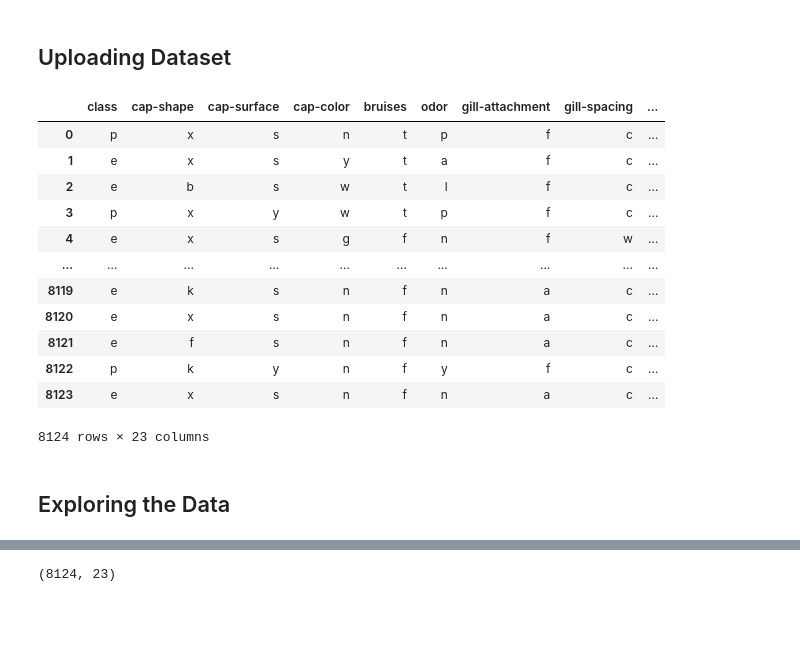
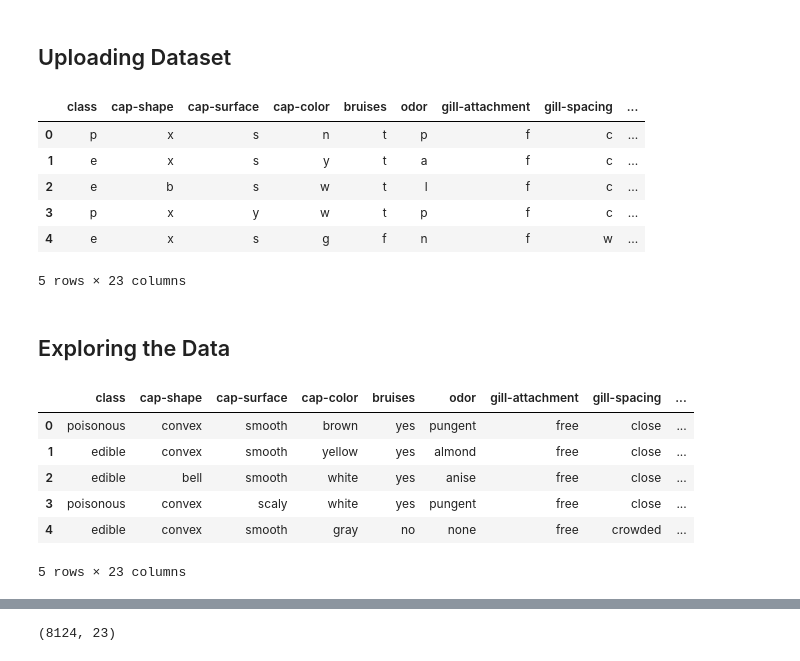
Before and after one commit to knocknguyen/Mushroom_Classification, a Jupyter notebook: Mushroom Classification .ipynb, the cells around one changed output, grey strips where cells are left out. Cells and saved outputs as stored; diff of their text form; code cells hidden in the pictures; blank space fills up the shorter version.

```diff
--- a/Mushroom Classification .ipynb
+++ b/Mushroom Classification .ipynb
@@ -16,20 +16,76 @@ from sklearn.preprocessing import LabelEncoder
 # %%
 #import data into DataFrame
 dataset = pd.read_csv("mushrooms.csv")
-dataset
+dataset.head(5)
 # %% [output]
 |  | class | cap-shape | cap-surface | cap-color | bruises | odor | gill-attachment | gill-spacing | ... |
 | 0 | p | x | s | n | t | p | f | c | ... |
 | 1 | e | x | s | y | t | a | f | c | ... |
 | 2 | e | b | s | w | t | l | f | c | ... |
 | 3 | p | x | y | w | t | p | f | c | ... |
 | 4 | e | x | s | g | f | n | f | w | ... |
-| ... | ... | ... | ... | ... | ... | ... | ... | ... | ... |
-| 8119 | e | k | s | n | f | n | a | c | ... |
-| 8120 | e | x | s | n | f | n | a | c | ... |
-| 8121 | e | f | s | n | f | n | a | c | ... |
-| 8122 | p | k | y | n | f | y | f | c | ... |
-| 8123 | e | x | s | n | f | n | a | c | ... |
-8124 rows × 23 columns
+5 rows × 23 columns
 # %% [markdown]
 ## Exploring the Data
+# %%
+#for better understanding of data. I replace the features with actual words.
+# Column Legends
+classes = {'p': 'poisonous', 'e': 'edible'}
+cap_shape = {'x': 'convex', 'b': 'bell', 's': 'sunken', 'f': 'flat', 'k': 'knobbed', 'c': 'conical'}
+cap_surface = {'s': 'smooth', 'y': 'scaly', 'f': 'fibrous', 'g': 'grooves'}
+cap_color = {'n': 'brown', 'y': 'yellow', 'w': 'white', 'g': 'gray', 'e': 'red', 'p': 'pink', 'b': 'buff', 'u': 'purple', 'c': 'cinnamon', 'r': 'green'}
+bruises = {'t': 'yes', 'f': 'no'}
+odor = {'p': 'pungent', 'a': 'almond', 'l': 'anise', 'n': 'none', 'f': 'foul', 'c': 'creosote', 'y': 'fishy', 's': 'spicy', 'm': 'musty'}
+gill_attachment = {'f': 'free', 'a': 'attached', 'd': 'descending', 'n': 'notched'}
+gill_spacing = {'c': 'close', 'w': 'crowded', 'd': 'distant'}
+gill_size = {'n': 'narrow', 'b': 'broad'}
+gill_color = {'k': 'black', 'n': 'brown', 'g': 'gray', 'p': 'pink', 'w': 'white', 'h': 'chocolate', 'u': 'purple', 'e': 'red', 'b': 'buff', 'r': 'green', 'y': 'yellow', 'o': 'orange'}
+stalk_shape = {'e': 'enlarging', 't': 'tapering'}
+stalk_root = {'e': 'equal', 'c': 'club', 'b': 'bulbous', 'r': 'rooted', '?': 'missing', 'e': 'equal', 'z': 'rhhizomorphs'}
+stalk_surface_above_ring = {'s': 'smooth', 'f': 'fibrous', 'k': 'silky', 'y': 'scaly'}
+stalk_surface_below_ring = {'s': 'smooth', 'f': 'fibrous', 'y': 'scaly', 'k': 'silky'}
+stalk_color_above_ring = {'w': 'white', 'g': 'gray', 'p': 'pink', 'n': 'brown', 'b': 'buff', 'e': 'red', 'o': 'orange', 'c': 'cinnamon', 'y': 'yellow'}
+stalk_color_below_ring = {'w': 'white', 'p': 'pink', 'g': 'gray', 'b': 'buff', 'n': 'brown', 'e': 'red', 'y': 'yellow', 'o': 'orange', 'c': 'cinnamon'}
+veil_type = {'p': 'partial', 'u': 'universal'}
+veil_color = {'w': 'white', 'n': 'brown', 'o': 'orange', 'y': 'yellow'}
+ring_number = {'o': 'one', 't': 'two', 'n': 'none'}
+ring_type = {'p': 'pendant', 'e': 'evanescent', 'l': 'large', 'f': 'flaring', 'n': 'none', 'c': 'cobwebby', 's': 'sheathing', 'z': 'zone'}
+spore_print_color = {'k': 'black', 'n': 'brown', 'u': 'purple', 'h': 'chocolate', 'w': 'white', 'r': 'green', 'o': 'orange', 'y': 'yellow', 'b': 'buff'}
+population = {'s': 'scattered', 'n': 'numerous', 'a': 'abundant', 'v': 'several', 'y': 'solitary', 'c': 'clustered'}
+habitat = {'u': 'urban', 'g': 'grasses', 'm': 'meadows', 'd': 'woods', 'p': 'paths', 'w': 'waste', 'l': 'leaves'}
+
+# New Dataset
+name= dataset.copy()
+name['class'] = name['class'].replace(classes)
+name['cap-shape'] = name['cap-shape'].replace(cap_shape)
+name['cap-surface'] = name['cap-surface'].replace(cap_surface)
+name['cap-color'] = name['cap-color'].replace(cap_color)
+name['bruises'] = name['bruises'].replace(bruises)
+name['odor'] = name['odor'].replace(odor)
+name['gill-attachment'] = name['gill-attachment'].replace(gill_attachment)
+name['gill-spacing'] = name['gill-spacing'].replace(gill_spacing)
+name['gill-size'] = name['gill-size'].replace(gill_size)
+name['gill-color'] = name['gill-color'].replace(gill_color)
+name['stalk-shape'] = name['stalk-shape'].replace(stalk_shape)
+name['stalk-root'] = name['stalk-root'].replace(stalk_root)
+name['stalk-surface-above-ring'] = name['stalk-surface-above-ring'].replace(stalk_surface_above_ring)
+name['stalk-surface-below-ring'] = name['stalk-surface-below-ring'].replace(stalk_surface_below_ring)
+name['stalk-color-above-ring'] = name['stalk-color-above-ring'].replace(stalk_color_above_ring)
+name['stalk-color-below-ring'] = name['stalk-color-below-ring'].replace(stalk_color_below_ring)
+name['veil-type'] = name['veil-type'].replace(veil_type)
+name['veil-color'] = name['veil-color'].replace(veil_color)
+name['ring-number'] = name['ring-number'].replace(ring_number)
+name['ring-type'] = name['ring-type'].replace(ring_type)
+name['spore-print-color'] = name['spore-print-color'].replace(spore_print_color)
+name['population'] = name['population'].replace(population)
+name['habitat'] = name['habitat'].replace(habitat)
+
+name.head()
+# %% [output]
+|  | class | cap-shape | cap-surface | cap-color | bruises | odor | gill-attachment | gill-spacing | ... |
+| 0 | poisonous | convex | smooth | brown | yes | pungent | free | close | ... |
+| 1 | edible | convex | smooth | yellow | yes | almond | free | close | ... |
+| 2 | edible | bell | smooth | white | yes | anise | free | close | ... |
+| 3 | poisonous | convex | scaly | white | yes | pungent | free | close | ... |
+| 4 | edible | convex | smooth | gray | no | none | free | crowded | ... |
+5 rows × 23 columns
```
Also changed, not shown: parts of 15 cells of this notebook.
